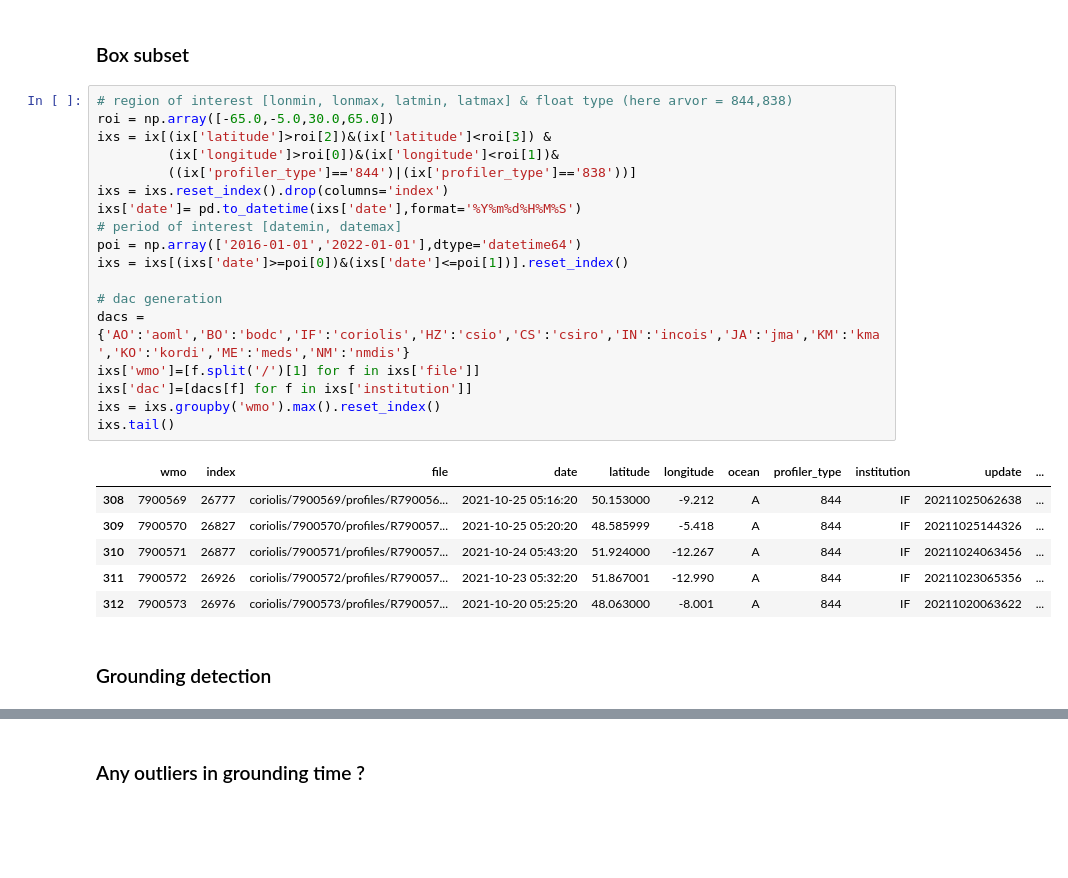
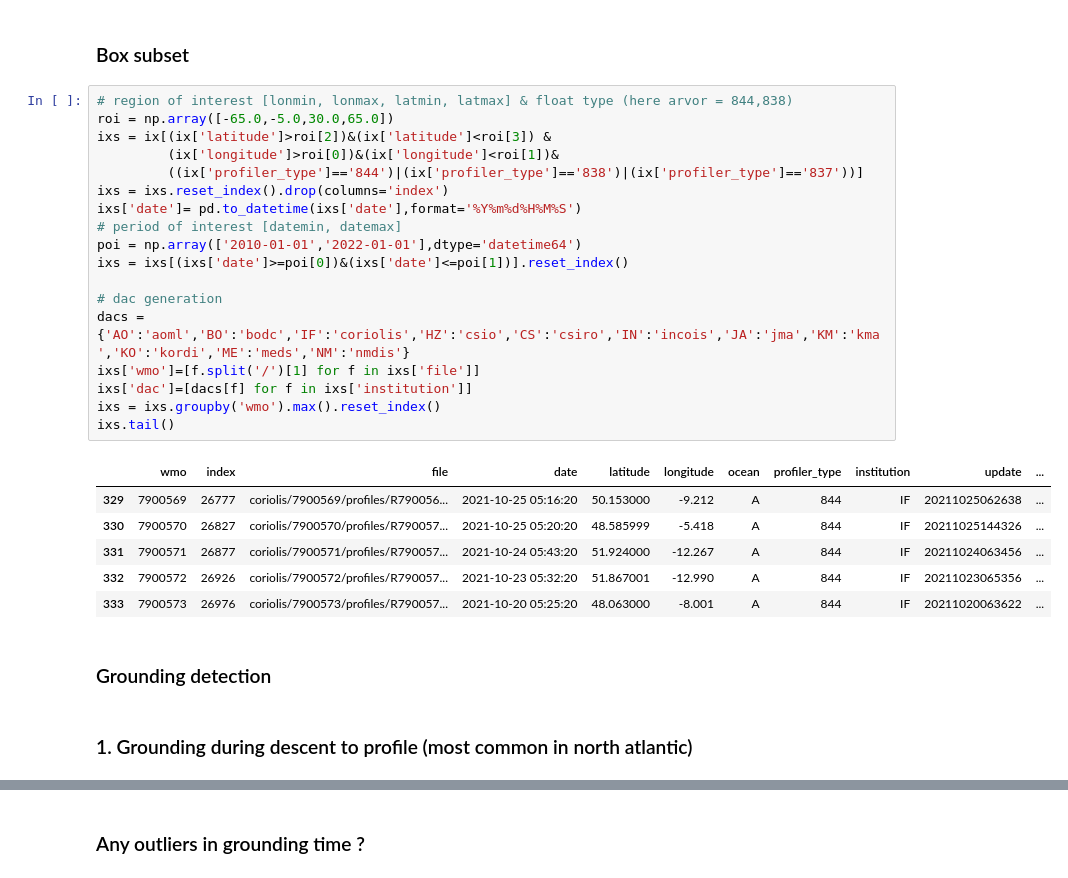
Before and after one commit to quai20/argobathy, a Jupyter notebook: grounded_profiles.ipynb, the cells around one changed output, grey strips where cells are left out. Saved outputs shown, nothing was run; the diff lists cells and outputs as text; blank space fills up the shorter version.

```diff
--- a/grounded_profiles.ipynb
+++ b/grounded_profiles.ipynb
@@ -36,30 +36,32 @@ ix.tail()
 # %%
 # region of interest [lonmin, lonmax, latmin, latmax] & float type (here arvor = 844,838)
 roi = np.array([-65.0,-5.0,30.0,65.0])
 ixs = ix[(ix['latitude']>roi[2])&(ix['latitude']<roi[3]) &
          (ix['longitude']>roi[0])&(ix['longitude']<roi[1])&
-         ((ix['profiler_type']=='844')|(ix['profiler_type']=='838'))]
+         ((ix['profiler_type']=='844')|(ix['profiler_type']=='838')|(ix['profiler_type']=='837'))]
 ixs = ixs.reset_index().drop(columns='index')
 ixs['date']= pd.to_datetime(ixs['date'],format='%Y%m%d%H%M%S')
 # period of interest [datemin, datemax]
-poi = np.array(['2016-01-01','2022-01-01'],dtype='datetime64')
+poi = np.array(['2010-01-01','2022-01-01'],dtype='datetime64')
 ixs = ixs[(ixs['date']>=poi[0])&(ixs['date']<=poi[1])].reset_index()
 
 # dac generation
 dacs = {'AO':'aoml','BO':'bodc','IF':'coriolis','HZ':'csio','CS':'csiro','IN':'incois','JA':'jma','KM':'kma','KO':'kordi','ME':'meds','NM':'nmdis'}
 ixs['wmo']=[f.split('/')[1] for f in ixs['file']]
 ixs['dac']=[dacs[f] for f in ixs['institution']]
 ixs = ixs.groupby('wmo').max().reset_index()
 ixs.tail()
 # %% [output]
 |  | wmo | index | file | date | latitude | longitude | ocean | profiler_type | institution | update | ... |
-| 308 | 7900569 | 26777 | coriolis/7900569/profiles/R790056... | 2021-10-25 05:16:20 | 50.153000 | -9.212 | A | 844 | IF | 20211025062638 | ... |
-| 309 | 7900570 | 26827 | coriolis/7900570/profiles/R790057... | 2021-10-25 05:20:20 | 48.585999 | -5.418 | A | 844 | IF | 20211025144326 | ... |
-| 310 | 7900571 | 26877 | coriolis/7900571/profiles/R790057... | 2021-10-24 05:43:20 | 51.924000 | -12.267 | A | 844 | IF | 20211024063456 | ... |
-| 311 | 7900572 | 26926 | coriolis/7900572/profiles/R790057... | 2021-10-23 05:32:20 | 51.867001 | -12.990 | A | 844 | IF | 20211023065356 | ... |
-| 312 | 7900573 | 26976 | coriolis/7900573/profiles/R790057... | 2021-10-20 05:25:20 | 48.063000 | -8.001 | A | 844 | IF | 20211020063622 | ... |
+| 329 | 7900569 | 26777 | coriolis/7900569/profiles/R790056... | 2021-10-25 05:16:20 | 50.153000 | -9.212 | A | 844 | IF | 20211025062638 | ... |
+| 330 | 7900570 | 26827 | coriolis/7900570/profiles/R790057... | 2021-10-25 05:20:20 | 48.585999 | -5.418 | A | 844 | IF | 20211025144326 | ... |
+| 331 | 7900571 | 26877 | coriolis/7900571/profiles/R790057... | 2021-10-24 05:43:20 | 51.924000 | -12.267 | A | 844 | IF | 20211024063456 | ... |
+| 332 | 7900572 | 26926 | coriolis/7900572/profiles/R790057... | 2021-10-23 05:32:20 | 51.867001 | -12.990 | A | 844 | IF | 20211023065356 | ... |
+| 333 | 7900573 | 26976 | coriolis/7900573/profiles/R790057... | 2021-10-20 05:25:20 | 48.063000 | -8.001 | A | 844 | IF | 20211020063622 | ... |
 # %% [markdown]
 ### Grounding detection
+# %% [markdown]
+### 1. Grounding during descent to profile (most common in north atlantic)
 # %%
 # HARD MODE, SKIP IF ANY ISSUE
 # INIT DS OUT
```
Also changed, not shown: parts of 16 cells of this notebook.
